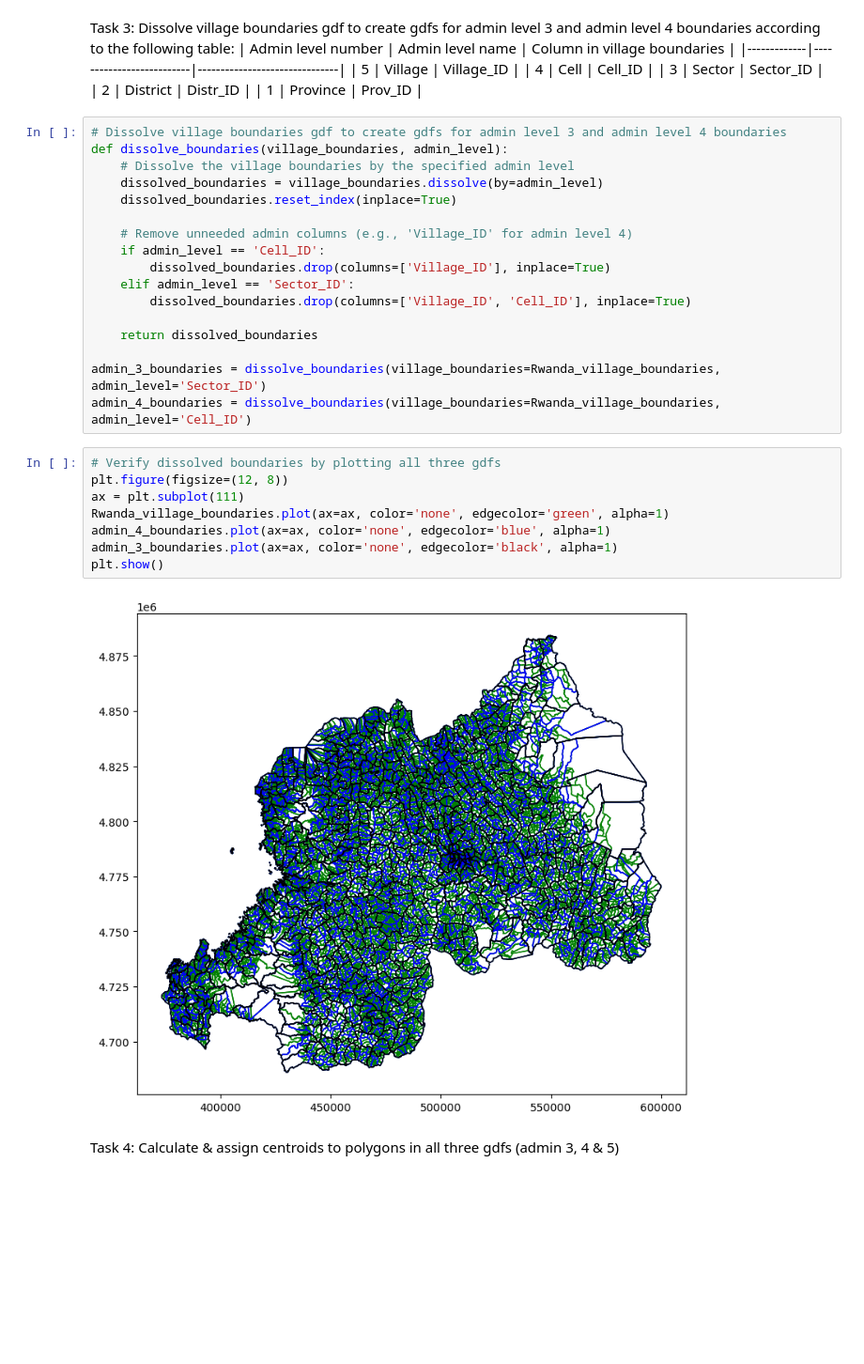
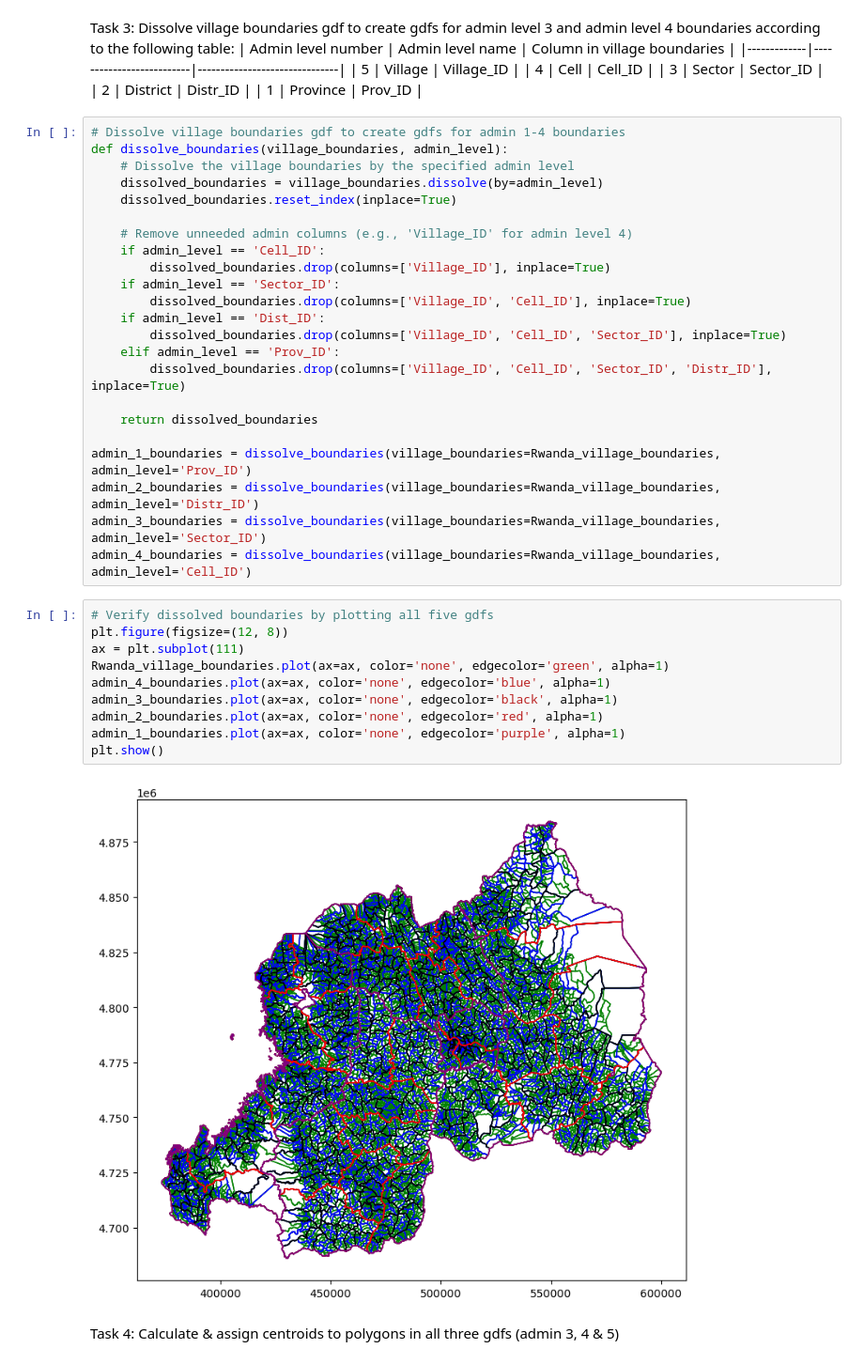
Before and after one commit to bridgestoprosperity/general-data, a Jupyter notebook: notebooks/catchment-analysis/admin-3-4-matching.ipynb, the cells around one changed output. Shown at 94% size. Cells and saved outputs as stored; diff of their text form; blank space fills up the shorter version.

```diff
--- a/notebooks/catchment-analysis/admin-3-4-matching.ipynb
+++ b/notebooks/catchment-analysis/admin-3-4-matching.ipynb
@@ -72,7 +72,7 @@ Task 3: Dissolve village boundaries gdf to create gdfs for admin level 3 and adm
 | 2           | District                 | Distr_ID                      |
 | 1           | Province                 | Prov_ID                       |
 # %%
-# Dissolve village boundaries gdf to create gdfs for admin level 3 and admin level 4 boundaries
+# Dissolve village boundaries gdf to create gdfs for admin 1-4 boundaries
 def dissolve_boundaries(village_boundaries, admin_level):
     # Dissolve the village boundaries by the specified admin level
     dissolved_boundaries = village_boundaries.dissolve(by=admin_level)
@@ -81,23 +81,31 @@ def dissolve_boundaries(village_boundaries, admin_level):
     # Remove unneeded admin columns (e.g., 'Village_ID' for admin level 4)
     if admin_level == 'Cell_ID':
         dissolved_boundaries.drop(columns=['Village_ID'], inplace=True)
-    elif admin_level == 'Sector_ID':
+    if admin_level == 'Sector_ID':
         dissolved_boundaries.drop(columns=['Village_ID', 'Cell_ID'], inplace=True)
+    if admin_level == 'Dist_ID':
+        dissolved_boundaries.drop(columns=['Village_ID', 'Cell_ID', 'Sector_ID'], inplace=True)
+    elif admin_level == 'Prov_ID':
+        dissolved_boundaries.drop(columns=['Village_ID', 'Cell_ID', 'Sector_ID', 'Distr_ID'], inplace=True)
 
     return dissolved_boundaries
 
+admin_1_boundaries = dissolve_boundaries(village_boundaries=Rwanda_village_boundaries, admin_level='Prov_ID')
+admin_2_boundaries = dissolve_boundaries(village_boundaries=Rwanda_village_boundaries, admin_level='Distr_ID')
 admin_3_boundaries = dissolve_boundaries(village_boundaries=Rwanda_village_boundaries, admin_level='Sector_ID')
 admin_4_boundaries = dissolve_boundaries(village_boundaries=Rwanda_village_boundaries, admin_level='Cell_ID')
 # %%
-# Verify dissolved boundaries by plotting all three gdfs
+# Verify dissolved boundaries by plotting all five gdfs
 plt.figure(figsize=(12, 8))
 ax = plt.subplot(111)
 Rwanda_village_boundaries.plot(ax=ax, color='none', edgecolor='green', alpha=1)
 admin_4_boundaries.plot(ax=ax, color='none', edgecolor='blue', alpha=1)
 admin_3_boundaries.plot(ax=ax, color='none', edgecolor='black', alpha=1)
+admin_2_boundaries.plot(ax=ax, color='none', edgecolor='red', alpha=1)
+admin_1_boundaries.plot(ax=ax, color='none', edgecolor='purple', alpha=1)
 plt.show()
 # %% [output]
-[figure, old version]
+[figure, new version]
 # %% [markdown]
 Task 4: Calculate & assign centroids to polygons in all three gdfs (admin 3, 4 & 5)
 # %%
```
Also changed, not shown: parts of 4 cells of this notebook.
